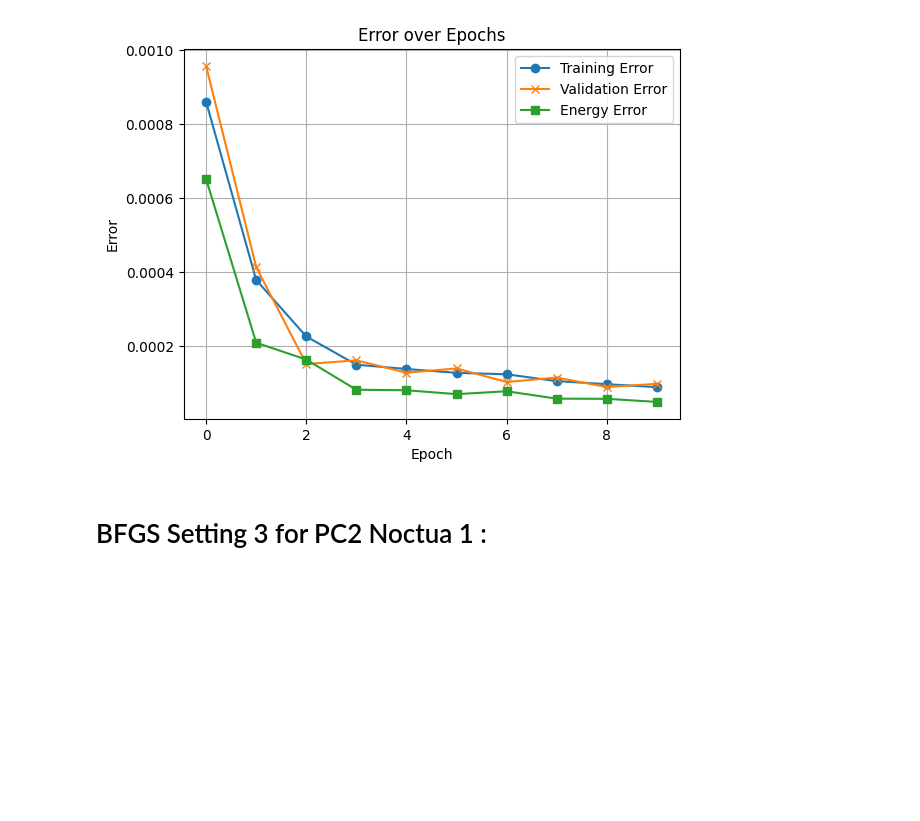
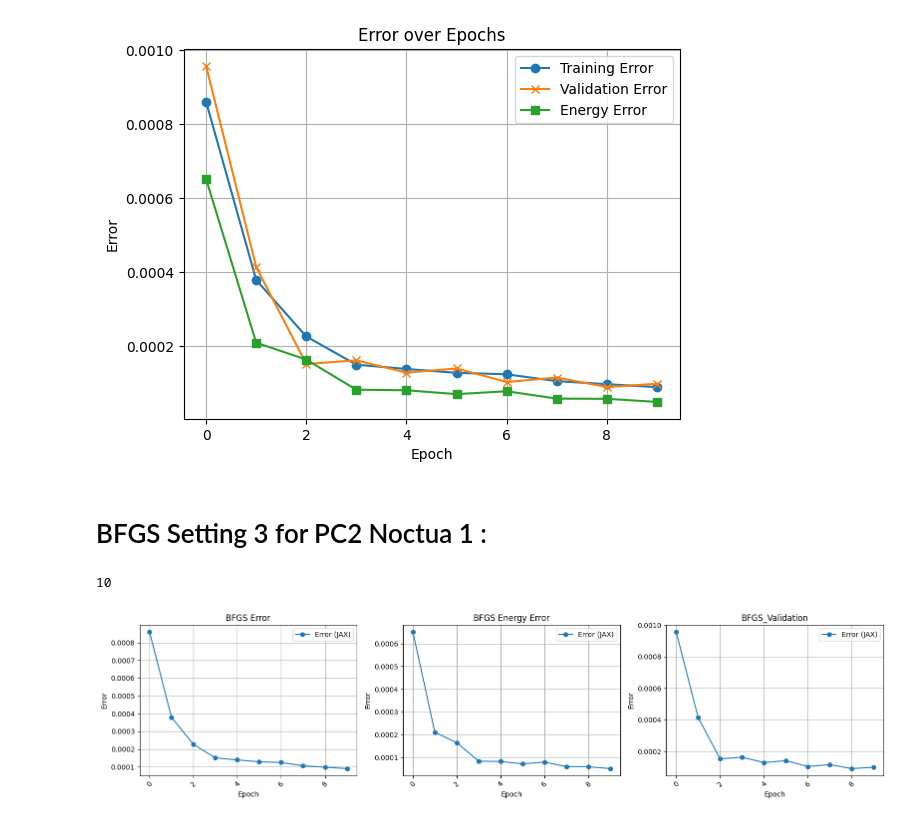
Before and after one commit to RaviPandey33/Optimizing_ODE_Solvers_-_A_Machine_Learning_Approach_to_RK4_Enhancement, a Jupyter notebook: Rk4_method_implementation/Testing_Batch_Learning.ipynb, the cells around one changed output. Drawn from its saved outputs; the diff is of its cells as text; code cells hidden in the pictures; blank space fills up the shorter version.

```diff
--- a/Rk4_method_implementation/Testing_Batch_Learning.ipynb
+++ b/Rk4_method_implementation/Testing_Batch_Learning.ipynb
@@ -1350,3 +1457,47 @@ with open('S3_Error.txt', 'w') as S3_output, open('S3_Energy_Error.txt', 'w') as
         S3_validation : the validation set error
         S3_weights : the updated weights of A1D
         """
+# %%
+import matplotlib.pyplot as plt
+
+def plot_function(ax, y, start_pt=0, title=""):
+    x = range(start_pt, start_pt + len(y))
+    ax.plot(x, y, label="Error (JAX)", marker='o')
+    ax.legend()
+    ax.grid()
+    ax.set_xlabel('Epoch')
+    ax.set_ylabel('Error')
+    ax.set_title(title)
+    for tick in ax.get_xticklabels():
+        tick.set_rotation(45)
+
+
+# Lobatto , Perturbed_high, Perturbed_low
+
+import numpy as np
+S3_output = np.loadtxt('S3_Error.txt')
+S3_Energy_error = np.loadtxt('S3_Energy_Error.txt')
+S3_Validation = np.loadtxt('S3_Validation.txt')
+
+#Subplots
+fig, axs = plt.subplots(1, 3, figsize=(16, 4))
+axs = axs.flatten()
+
+new_s3 = S3_output[0:]
+l = len(new_s3)
+print(l)
+plot_function(axs[0], new_s3, 0, "BFGS Error")
+
+new_s3_energy = S3_Energy_error[0:l]
+plot_function(axs[1], new_s3_energy, 0, "BFGS Energy Error")
+
+new_s3_validation = S3_Validation[0:l]
+plot_function(axs[2], new_s3_validation, 0, "BFGS_Validation")
+
+
+
+plt.tight_layout()
+plt.show()
+# %% [output]
+10
+[figure, added]
```
Also changed, not shown: parts of 1 cell of this notebook, 21 other files.
